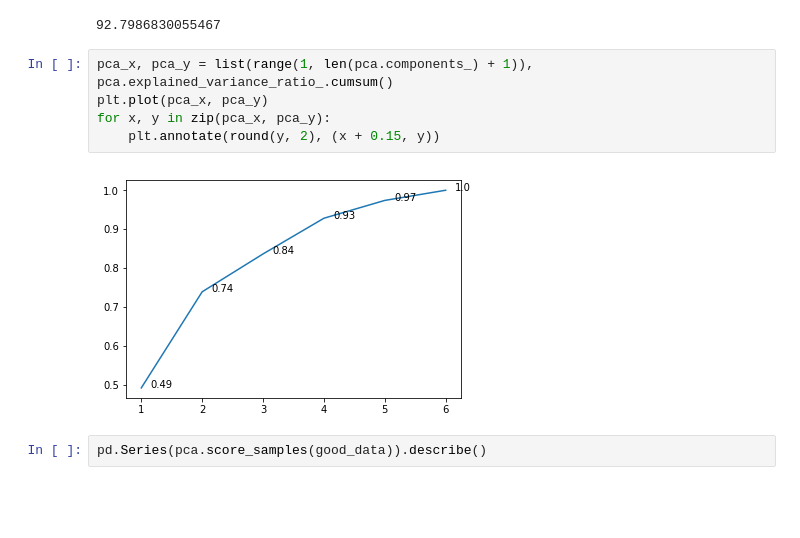
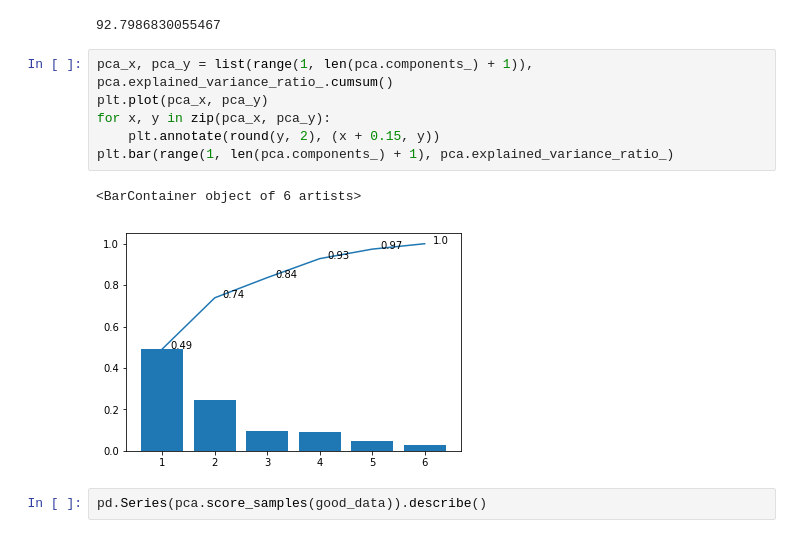
Before and after one commit to samiriff/MLND-customer-segments, a Jupyter notebook: customer_segments.ipynb, the cells around one changed output. Cells and saved outputs as stored; diff of their text form; blank space fills up the shorter version.

```diff
--- a/customer_segments.ipynb
+++ b/customer_segments.ipynb
@@ -542,10 +542,12 @@ total_explained_variance
 # %%
 pca_x, pca_y = list(range(1, len(pca.components_) + 1)), pca.explained_variance_ratio_.cumsum()
 plt.plot(pca_x, pca_y)
 for x, y in zip(pca_x, pca_y):
     plt.annotate(round(y, 2), (x + 0.15, y))
+plt.bar(range(1, len(pca.components_) + 1), pca.explained_variance_ratio_)
 # %% [output]
+<BarContainer object of 6 artists>
-[figure, old version]
+[figure, new version]
 # %%
 pd.Series(pca.score_samples(good_data)).describe()
 # %% [output]
```
Also changed, not shown: parts of 6 cells of this notebook.
